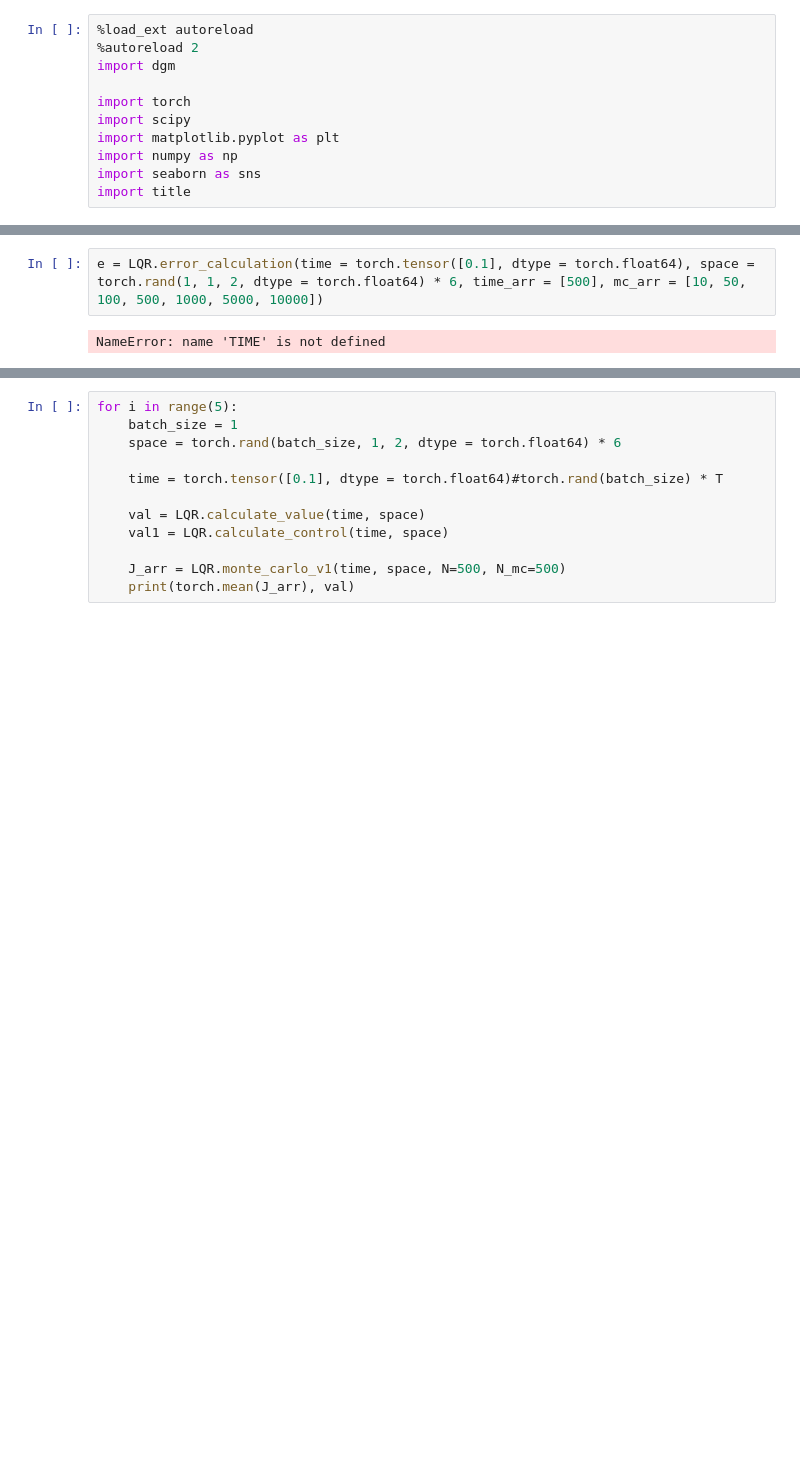
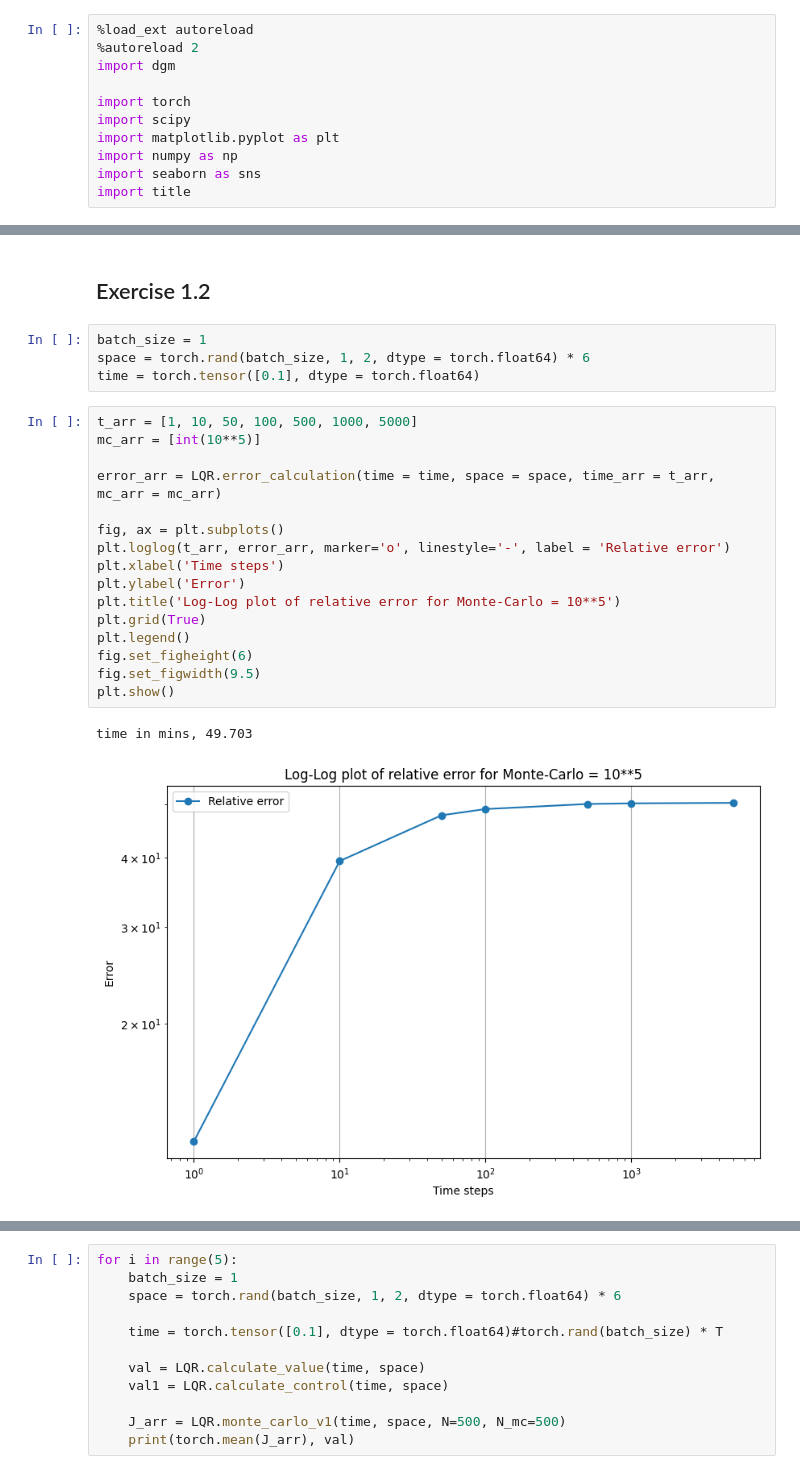
Before and after one commit to axelk99/SCDAA, a Jupyter notebook: Untitled.ipynb, the cells around one changed output, grey strips where cells are left out. Cells and saved outputs as stored; diff of their text form; blank space fills up the shorter version.

```diff
--- a/Untitled.ipynb
+++ b/Untitled.ipynb
@@ -35,4 +53,25 @@ sol = LQR.solve_ricatti_ode(t_grid)
+# %% [markdown]
+## Exercise 1.2
+# %%
+batch_size = 1
+space = torch.rand(batch_size, 1, 2, dtype = torch.float64) * 6
+time = torch.tensor([0.1], dtype = torch.float64)
 # %%
-e = LQR.error_calculation(time = torch.tensor([0.1], dtype = torch.float64), space = torch.rand(1, 1, 2, dtype = torch.float64) * 6, time_arr = [500], mc_arr = [10, 50, 100, 500, 1000, 5000, 10000])
+t_arr = [1, 10, 50, 100, 500, 1000, 5000]
+mc_arr = [int(10**5)]
+
+error_arr = LQR.error_calculation(time = time, space = space, time_arr = t_arr, mc_arr = mc_arr)
+
+fig, ax = plt.subplots()
+plt.loglog(t_arr, error_arr, marker='o', linestyle='-', label = 'Relative error')
+plt.xlabel('Time steps')
+plt.ylabel('Error')
+plt.title('Log-Log plot of relative error for Monte-Carlo = 10**5')
+plt.grid(True)
+plt.legend()
+fig.set_figheight(6)
+fig.set_figwidth(9.5)
+plt.show()
 # %% [output]
-NameError: name 'TIME' is not defined
+time in mins, 49.703
+[figure, added]
```
Also changed, not shown: parts of 8 cells of this notebook.
